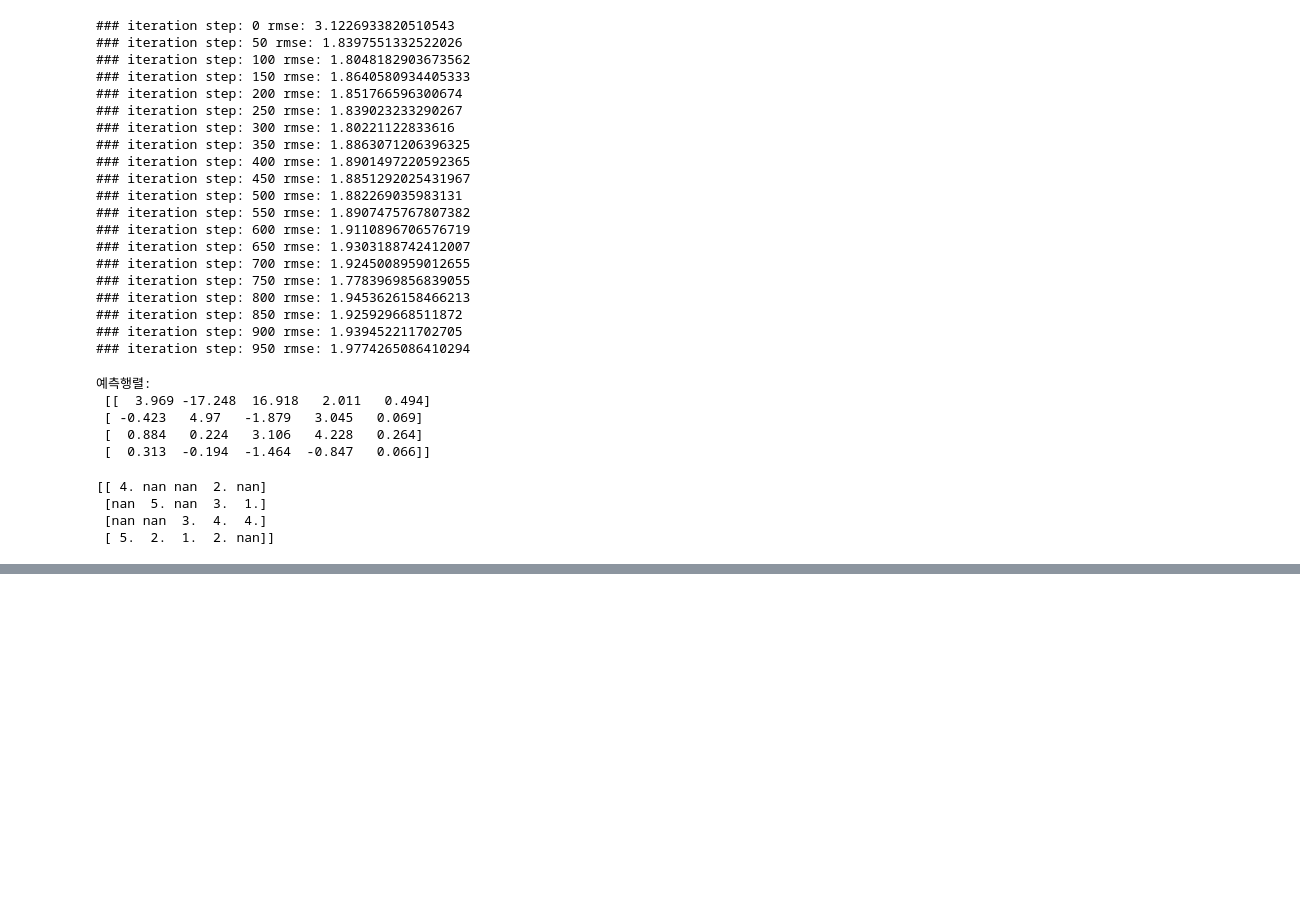
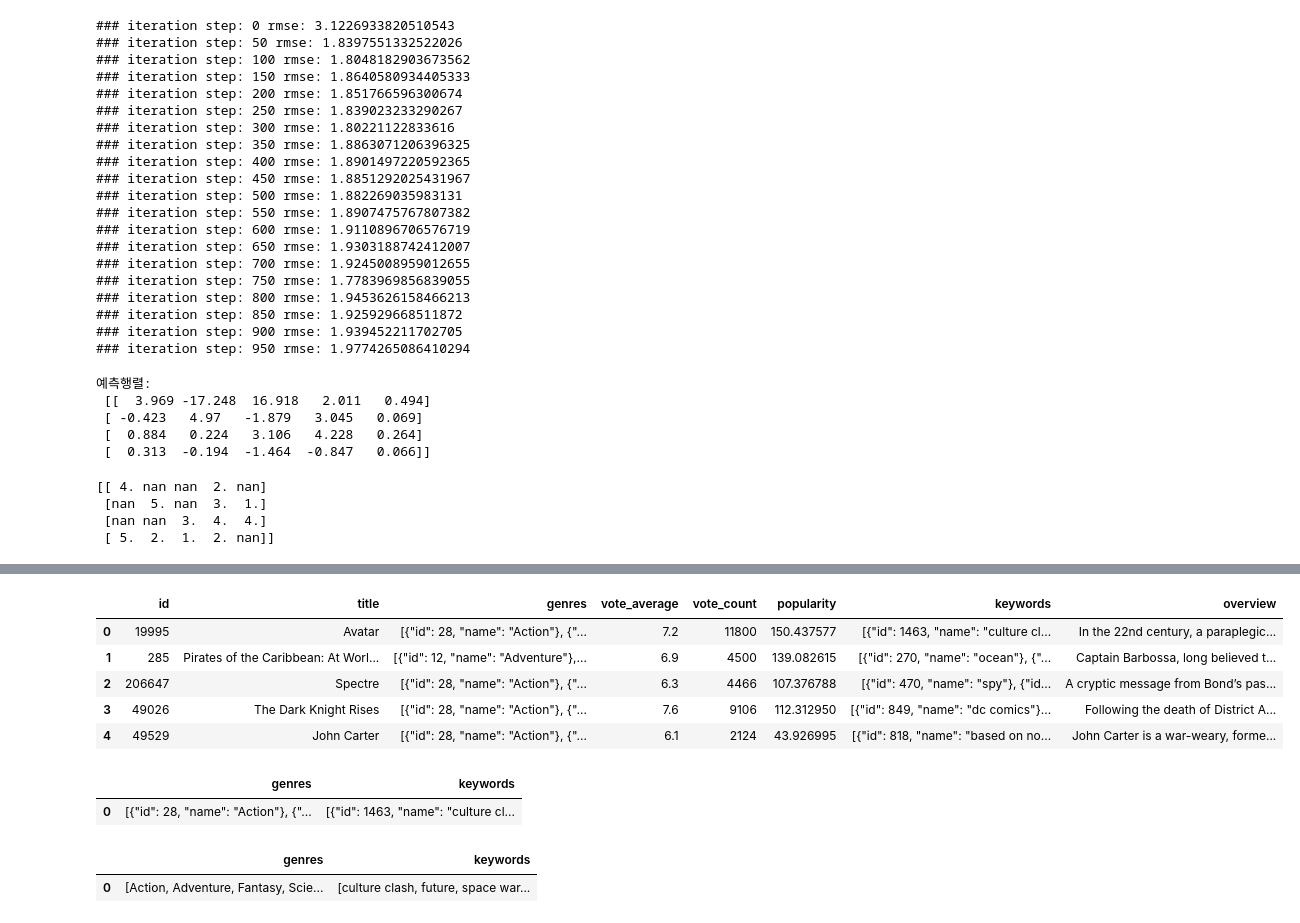
Before and after one commit to juhee3199/Machine-learning_advanced-study, a Jupyter notebook: 2-10 추천시스템.ipynb, the cells around one changed output, grey strips where cells are left out. Saved outputs shown, nothing was run; the diff lists cells and outputs as text; code cells hidden in the pictures; blank space fills up the shorter version.

```diff
--- a/2-10 추천시스템.ipynb
+++ b/2-10 추천시스템.ipynb
@@ -138,5 +139,5 @@ import pandas as pd
 import numpy as np
 import warnings; warnings.filterwarnings('ignore')
 
-movies = pd.read_csv("/content/tmdb_5000_movies.csv")
-movies.head()
+movies = pd.read_csv('./tmdb_5000_movies.csv')
+movies.head(1)
@@ -145,0 +147,18 @@ FileNotFoundError: [Errno 2] File b'/content/tmdb_5000_movies.csv' does not exis
+# %%
+movies_df = movies[['id','title', 'genres', 'vote_average', 'vote_count',
+                 'popularity', 'keywords', 'overview']]
+movies_df.head()
+# %% [output]
+|  | id | title | genres | vote_average | vote_count | popularity | keywords | overview |
+| 0 | 19995 | Avatar | [{"id": 28, "name": "Action"}, {"... | 7.2 | 11800 | 150.437577 | [{"id": 1463, "name": "culture cl... | In the 22nd century, a paraplegic... |
+| 1 | 285 | Pirates of the Caribbean: At Worl... | [{"id": 12, "name": "Adventure"},... | 6.9 | 4500 | 139.082615 | [{"id": 270, "name": "ocean"}, {"... | Captain Barbossa, long believed t... |
+| 2 | 206647 | Spectre | [{"id": 28, "name": "Action"}, {"... | 6.3 | 4466 | 107.376788 | [{"id": 470, "name": "spy"}, {"id... | A cryptic message from Bond’s pas... |
+| 3 | 49026 | The Dark Knight Rises | [{"id": 28, "name": "Action"}, {"... | 7.6 | 9106 | 112.312950 | [{"id": 849, "name": "dc comics"}... | Following the death of District A... |
+| 4 | 49529 | John Carter | [{"id": 28, "name": "Action"}, {"... | 6.1 | 2124 | 43.926995 | [{"id": 818, "name": "based on no... | John Carter is a war-weary, forme... |
+# %%
+pd.set_option('max_colwidth', 100)
+movies_df[['genres', 'keywords']][:1]
+# 리스트(list)내부에 여러 개의 딕셔너리(dict)가 있는 형태
+# %% [output]
+|  | genres | keywords |
+| 0 | [{"id": 28, "name": "Action"}, {"... | [{"id": 1463, "name": "culture cl... |
@@ -145,0 +171,7 @@ FileNotFoundError: [Errno 2] File b'/content/tmdb_5000_movies.csv' does not exis
+# %%
+movies_df['genres'] = movies_df['genres'].apply(lambda x : [ y['name'] for y in x])
+movies_df['keywords'] = movies_df['keywords'].apply(lambda x : [ y['name'] for y in x])
+movies_df[['genres', 'keywords']][:1]
+# %% [output]
+|  | genres | keywords |
+| 0 | [Action, Adventure, Fantasy, Scie... | [culture clash, future, space war... |
```
Also changed, not shown: parts of 15 cells of this notebook.
